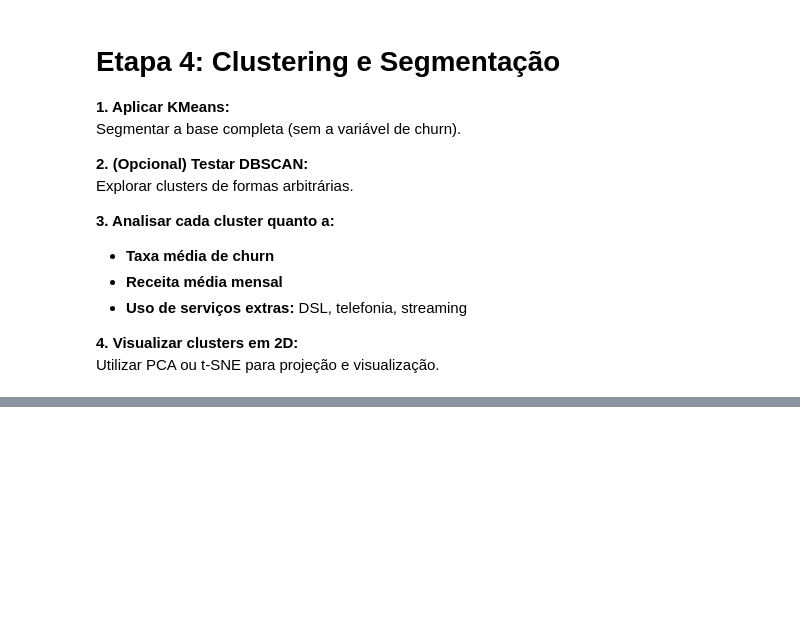
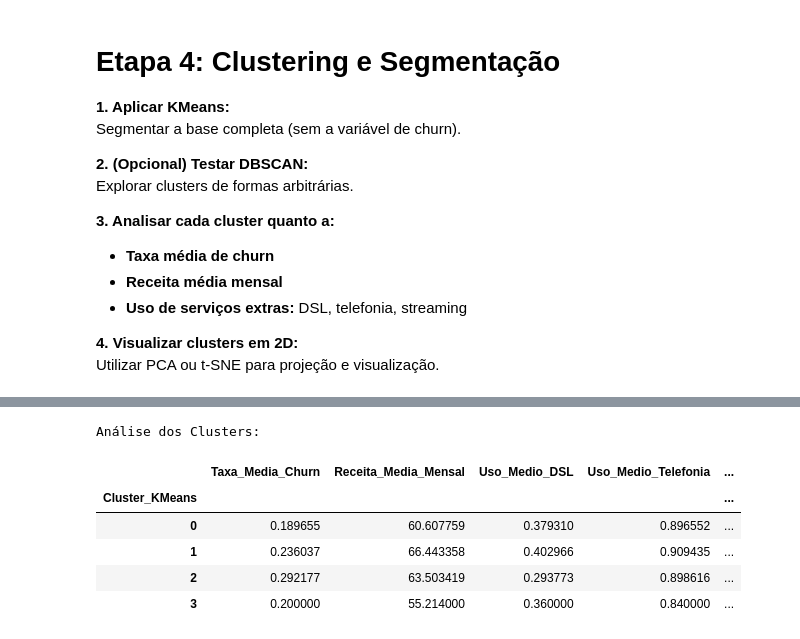
Before and after one commit to diego-albertino/Previsao-Churn, a Jupyter notebook: src/notebook/previsao_de_churn.ipynb, the cells around one changed output, grey strips where cells are left out. Saved outputs shown, nothing was run; the diff lists cells and outputs as text; code cells hidden in the pictures; blank space fills up the shorter version.

```diff
--- a/src/notebook/previsao_de_churn.ipynb
+++ b/src/notebook/previsao_de_churn.ipynb
@@ -969,0 +1045,28 @@ Utilizar PCA ou t-SNE para projeção e visualização.
+# %%
+# Agrupa os dados por cluster e calcula as métricas solicitadas
+analise_cluster = dados.groupby('Cluster_KMeans').agg(
+    Taxa_Media_Churn=('Churn_Yes', 'mean'),
+    Uso_Medio_DSL=('InternetService_DSL', 'mean'),
+    Uso_Medio_Telefonia=('PhoneService_Yes', 'mean'),
+    Uso_Medio_Streaming_TV=('StreamingTV_Yes', 'mean'),
+    Uso_Medio_Streaming_Filmes=('StreamingMovies_Yes', 'mean')
+)
+
+# Calcula a receita média mensal usando os dados originais (não escalonados)
+receita_media_cluster = dados.groupby('Cluster_KMeans').apply(lambda x: dados_original.loc[x.index, 'MonthlyCharges'].mean())
+analise_cluster['Receita_Media_Mensal'] = receita_media_cluster
+
+# Reordena as colunas para uma melhor visualização
+analise_cluster = analise_cluster[['Taxa_Media_Churn', 'Receita_Media_Mensal', 'Uso_Medio_DSL', 'Uso_Medio_Telefonia', 'Uso_Medio_Streaming_TV', 'Uso_Medio_Streaming_Filmes']]
+
+# Exibe a análise
+print("Análise dos Clusters:")
+display(analise_cluster)
+# %% [output]
+Análise dos Clusters:
+|  | Taxa_Media_Churn | Receita_Media_Mensal | Uso_Medio_DSL | Uso_Medio_Telefonia | ... |
+| Cluster_KMeans |  |  |  |  | ... |
+| 0 | 0.189655 | 60.607759 | 0.379310 | 0.896552 | ... |
+| 1 | 0.236037 | 66.443358 | 0.402966 | 0.909435 | ... |
+| 2 | 0.292177 | 63.503419 | 0.293773 | 0.898616 | ... |
+| 3 | 0.200000 | 55.214000 | 0.360000 | 0.840000 | ... |
```
Also changed, not shown: parts of 7 cells of this notebook, 1 other file.
